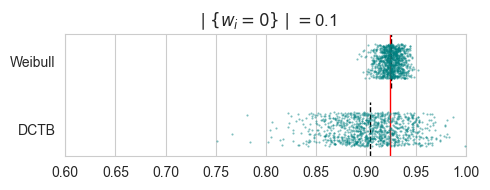
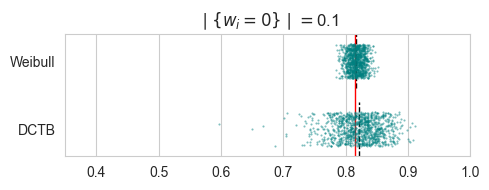
Unified diff of the notebook cell whose output changed from the first chart to the second:
--- before
+++ after
@@ -1,3 +1,3 @@
-def plot_results(results1, S_t, prop_weights):
+def plot_results(results1, S_t, prop_weights, xlim1):
     n = results1['wb_pred'].shape[0]  
     preds_wb  = results1['wb_pred']  
@@ -31,5 +31,5 @@
     # Achsen und Layout
     ax.set_ylim(-0.4, 1.4)  # Werte anpassen, um den Abstand zu steuern
-    plt.xlim([0.6, 1])
+    plt.xlim(xlim1)
     if prop_weights == 5:
         plt.xlabel(r"$\hat{S}(tau\mid X_{pred}=$"+x_pred+')')
@@ -44,5 +44,5 @@
     plt.savefig("./help_figures/preds"+str(prop_weights)+".png", dpi=300)
 
-plot_results(results1, S_t, 1)
-plot_results(results3, S_t, 3)
-plot_results(results5, S_t, 5)
+plot_results(results1, S_t, 1,xlim1)
+plot_results(results3, S_t, 3,xlim1)
+plot_results(results5, S_t, 5,xlim1)

Commit: figure3 morris changed location